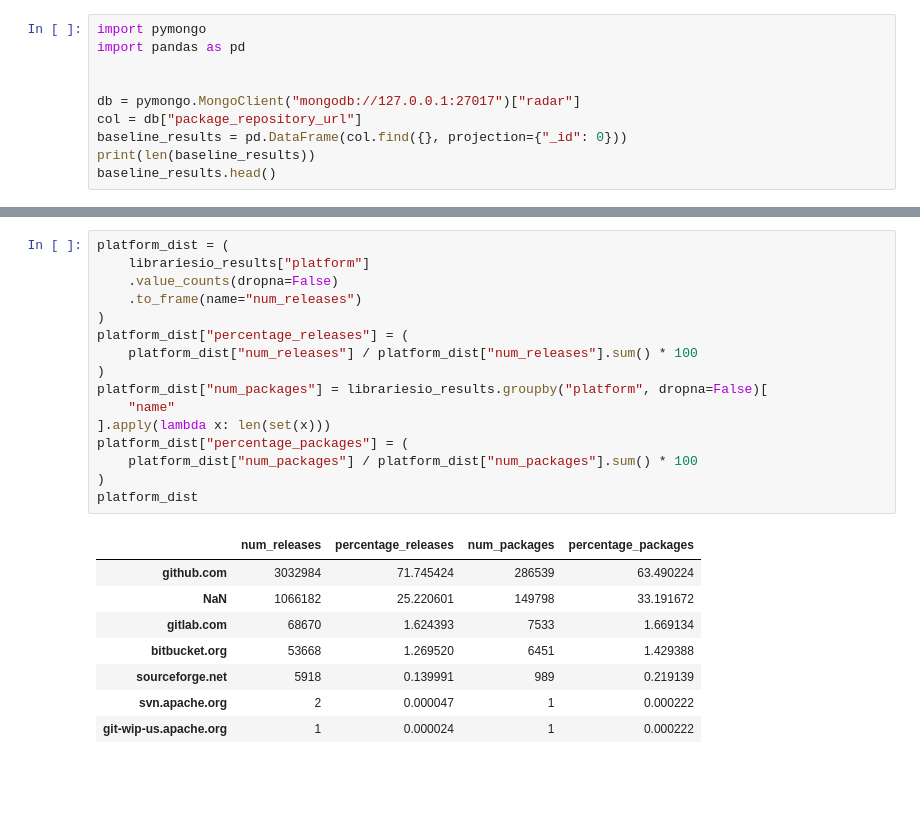
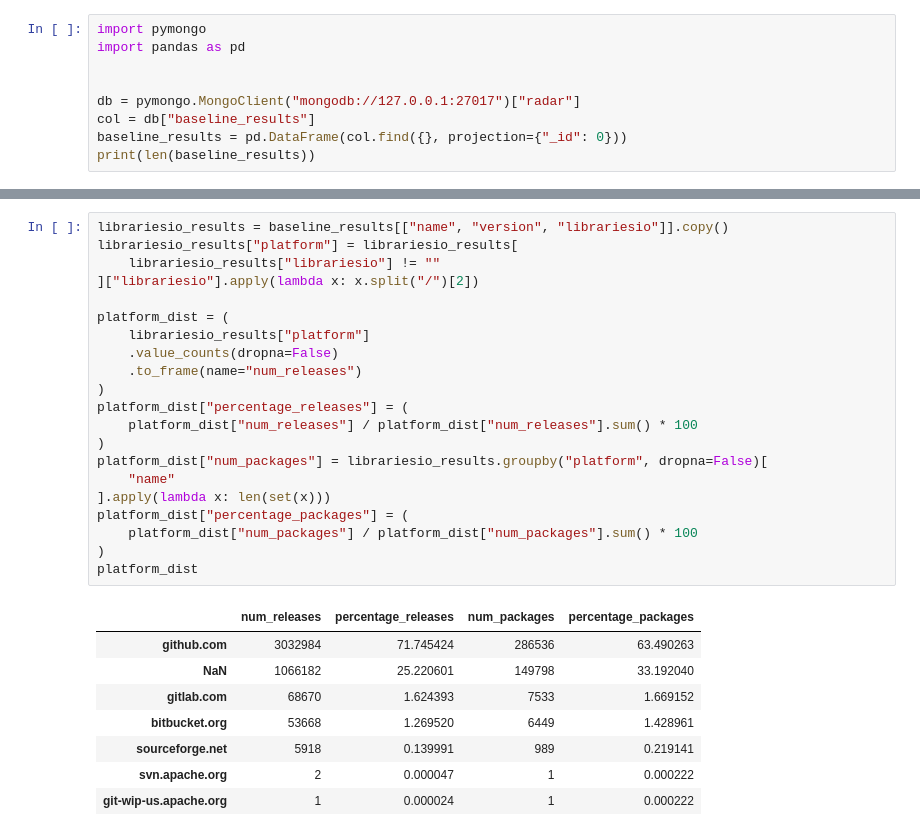
Before and after one commit to gaokai320/PyRadar, a Jupyter notebook: baseline_analysis.ipynb, the cells around one changed output, grey strips where cells are left out. Cells and saved outputs as stored; diff of their text form; blank space fills up the shorter version.

Commit message:
Normalise urls returned by baselines and analyze the differences

```diff
--- a/baseline_analysis.ipynb
+++ b/baseline_analysis.ipynb
@@ -4,9 +4,8 @@ import pandas as pd
 
 
 db = pymongo.MongoClient("mongodb://127.0.0.1:27017")["radar"]
-col = db["package_repository_url"]
+col = db["baseline_results"]
 baseline_results = pd.DataFrame(col.find({}, projection={"_id": 0}))
 print(len(baseline_results))
-baseline_results.head()
 # %% [output]
 4227425
@@ -52,25 +31,30 @@ librariesio_results.head()
 # %%
+librariesio_results = baseline_results[["name", "version", "librariesio"]].copy()
+librariesio_results["platform"] = librariesio_results[
+    librariesio_results["librariesio"] != ""
+]["librariesio"].apply(lambda x: x.split("/")[2])
+
 platform_dist = (
     librariesio_results["platform"]
     .value_counts(dropna=False)
     .to_frame(name="num_releases")
 )
 platform_dist["percentage_releases"] = (
     platform_dist["num_releases"] / platform_dist["num_releases"].sum() * 100
 )
 platform_dist["num_packages"] = librariesio_results.groupby("platform", dropna=False)[
     "name"
 ].apply(lambda x: len(set(x)))
 platform_dist["percentage_packages"] = (
     platform_dist["num_packages"] / platform_dist["num_packages"].sum() * 100
 )
 platform_dist
 # %% [output]
 |  | num_releases | percentage_releases | num_packages | percentage_packages |
-| github.com | 3032984 | 71.745424 | 286539 | 63.490224 |
-| NaN | 1066182 | 25.220601 | 149798 | 33.191672 |
-| gitlab.com | 68670 | 1.624393 | 7533 | 1.669134 |
-| bitbucket.org | 53668 | 1.269520 | 6451 | 1.429388 |
-| sourceforge.net | 5918 | 0.139991 | 989 | 0.219139 |
+| github.com | 3032984 | 71.745424 | 286536 | 63.490263 |
+| NaN | 1066182 | 25.220601 | 149798 | 33.192040 |
+| gitlab.com | 68670 | 1.624393 | 7533 | 1.669152 |
+| bitbucket.org | 53668 | 1.269520 | 6449 | 1.428961 |
+| sourceforge.net | 5918 | 0.139991 | 989 | 0.219141 |
 | svn.apache.org | 2 | 0.000047 | 1 | 0.000222 |
 | git-wip-us.apache.org | 1 | 0.000024 | 1 | 0.000222 |
```
Also changed, not shown: parts of 20 cells of this notebook, 1 other file.
